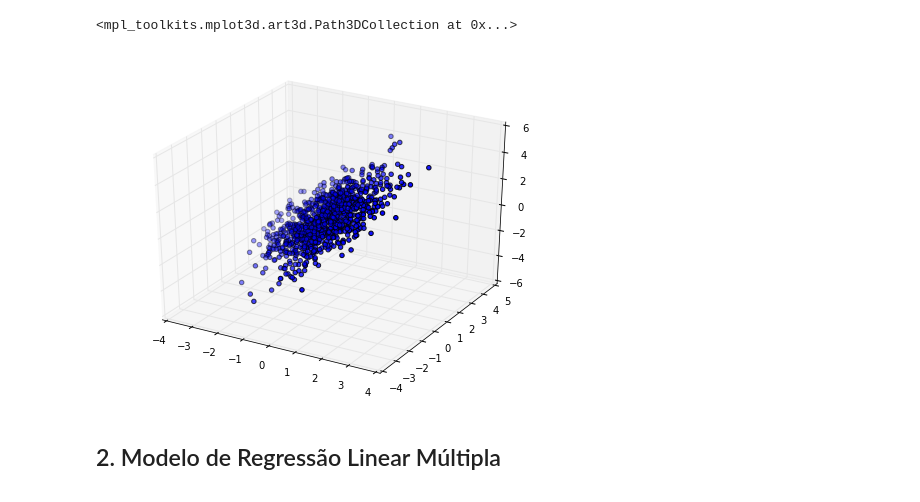
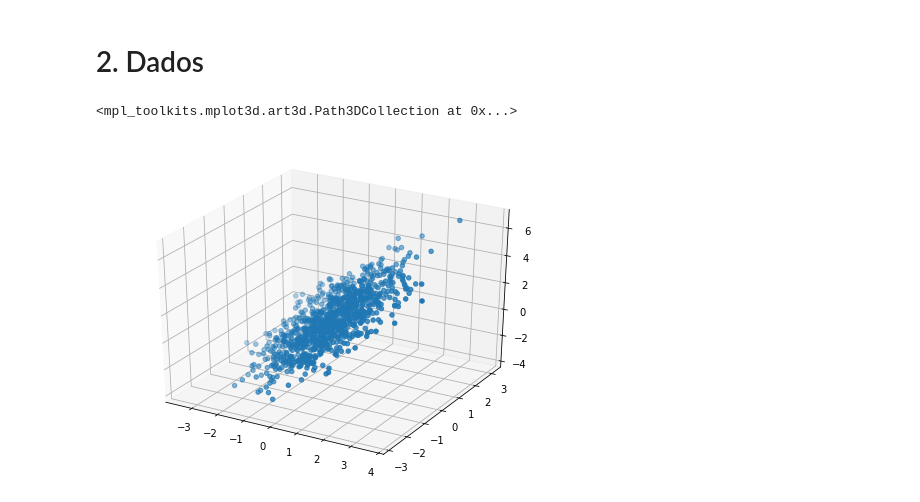
Before and after one commit to arnaldog12/Machine_Learning, a Jupyter notebook: Regressão Multivariada.ipynb, the cells around one changed output. Cells and saved outputs as stored; diff of their text form; code cells hidden in the pictures.

Commit message:
padroniza notebook de regressão multivariada

```diff
--- a/Regressão Multivariada.ipynb
+++ b/Regressão Multivariada.ipynb
@@ -15,13 +53,13 @@ from mpl_toolkits.mplot3d import Axes3D
+# %% [markdown]
+# 2. Dados
 # %%
 fig = plt.figure(figsize=(8,6))
 ax = fig.add_subplot(111, projection='3d')
 
-x = np.random.randn(1000,1)
-y = np.random.randn(1000,1)
-z = x + y + np.random.rand(1000,1) # acrescenta um erro aleatorio
-ax.scatter3D(x, y, z)
+x1 = np.random.randn(1000,1)
+x2 = np.random.randn(1000,1)
+y = x1 + x2 + np.random.rand(1000,1) # acrescenta um erro aleatorio
+ax.scatter3D(x1, x2, y)
 # %% [output]
 <mpl_toolkits.mplot3d.art3d.Path3DCollection at 0x...>
-[figure, old version]
+[figure, new version]
-# %% [markdown]
-## 2. Modelo de Regressão Linear Múltipla
```
Also changed, not shown: parts of 17 cells of this notebook.
